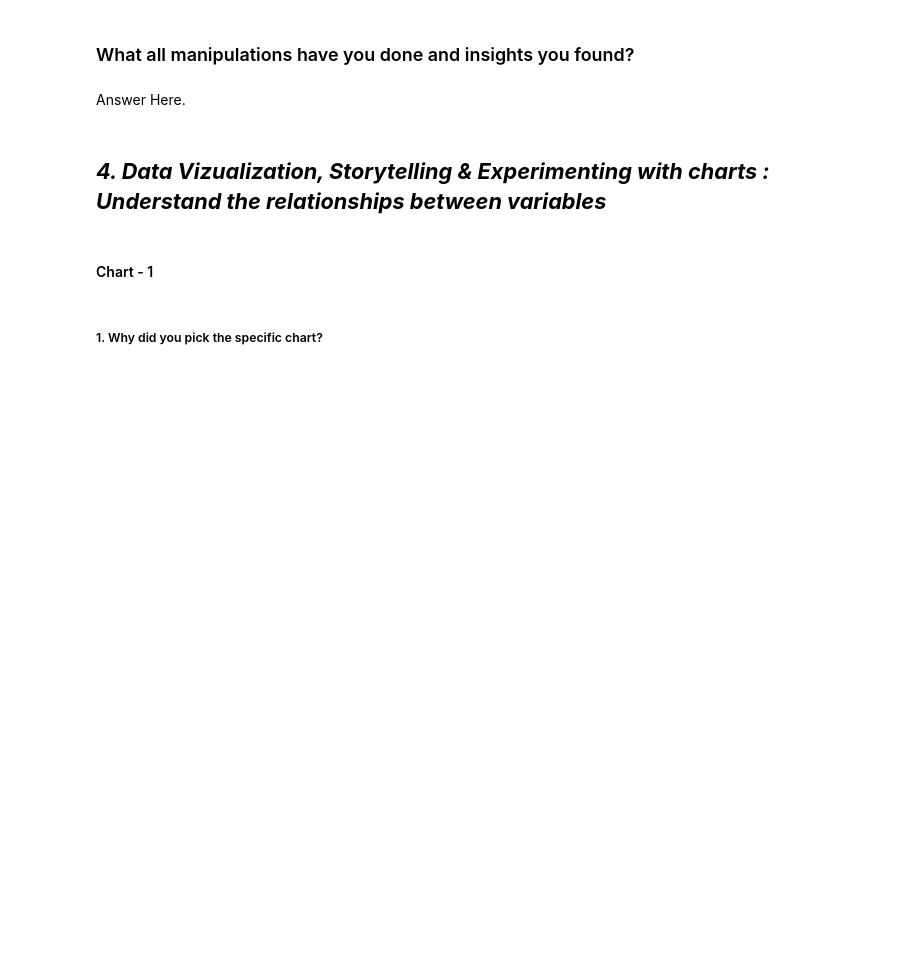
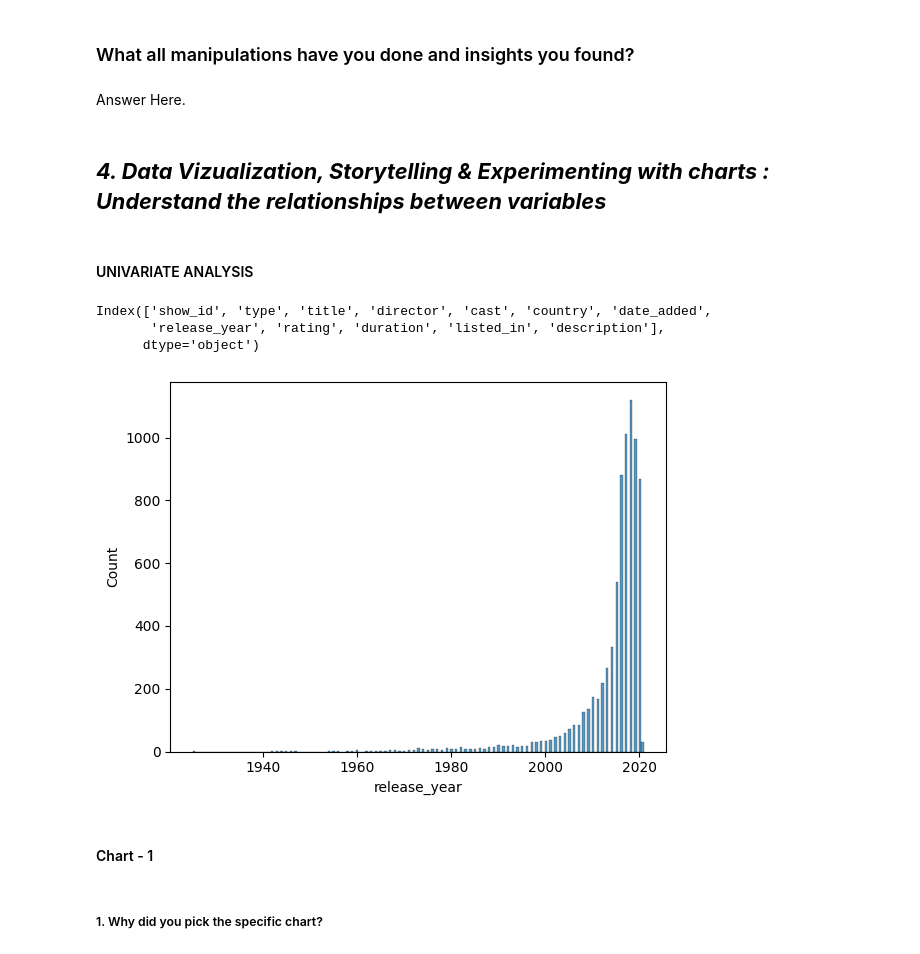
Before and after one commit to 007tickooayush/ML-Unsupervised-Netflix-Clustering-Recommendation-Project, a Jupyter notebook: Ayush_Tickoo_ML_Capstone_Unsupervised_Project.ipynb, the cells around one changed output. Saved outputs shown, nothing was run; the diff lists cells and outputs as text; code cells hidden in the pictures; blank space fills up the shorter version.

```diff
--- a/Ayush_Tickoo_ML_Capstone_Unsupervised_Project.ipynb
+++ b/Ayush_Tickoo_ML_Capstone_Unsupervised_Project.ipynb
@@ -301,0 +362,10 @@ Answer Here
+# %%
+# identify columns with numerical and object data types
+int_cols = df.select_dtypes(include='integer').columns
+obj_cols = df.select_dtypes(include='object').columns
+
+# replace NaN values in numerical columns with 0
+df[int_cols] = df[int_cols].fillna(0)
+
+# replace NaN values in object columns with ' '
+df[obj_cols] = df[obj_cols].fillna(' ')
@@ -301,0 +390,2 @@ Answer Here
+# %%
+df.drop(columns = 'show_id',inplace = True)
@@ -305,6 +441,19 @@ Answer Here
 Answer Here.
 # %% [markdown]
 ## ***4. Data Vizualization, Storytelling & Experimenting with charts : Understand the relationships between variables***
+# %% [markdown]
+#### UNIVARIATE ANALYSIS
+# %%
+df.columns
+# %% [output]
+Index(['show_id', 'type', 'title', 'director', 'cast', 'country', 'date_added',
+       'release_year', 'rating', 'duration', 'listed_in', 'description'],
+      dtype='object')
+# %%
+sns.histplot(df['release_year'])
+plt.show()
+# %% [output]
+[figure, added]
 # %% [markdown]
 #### Chart - 1
 # %%
```
Also changed, not shown: parts of 23 cells of this notebook.
